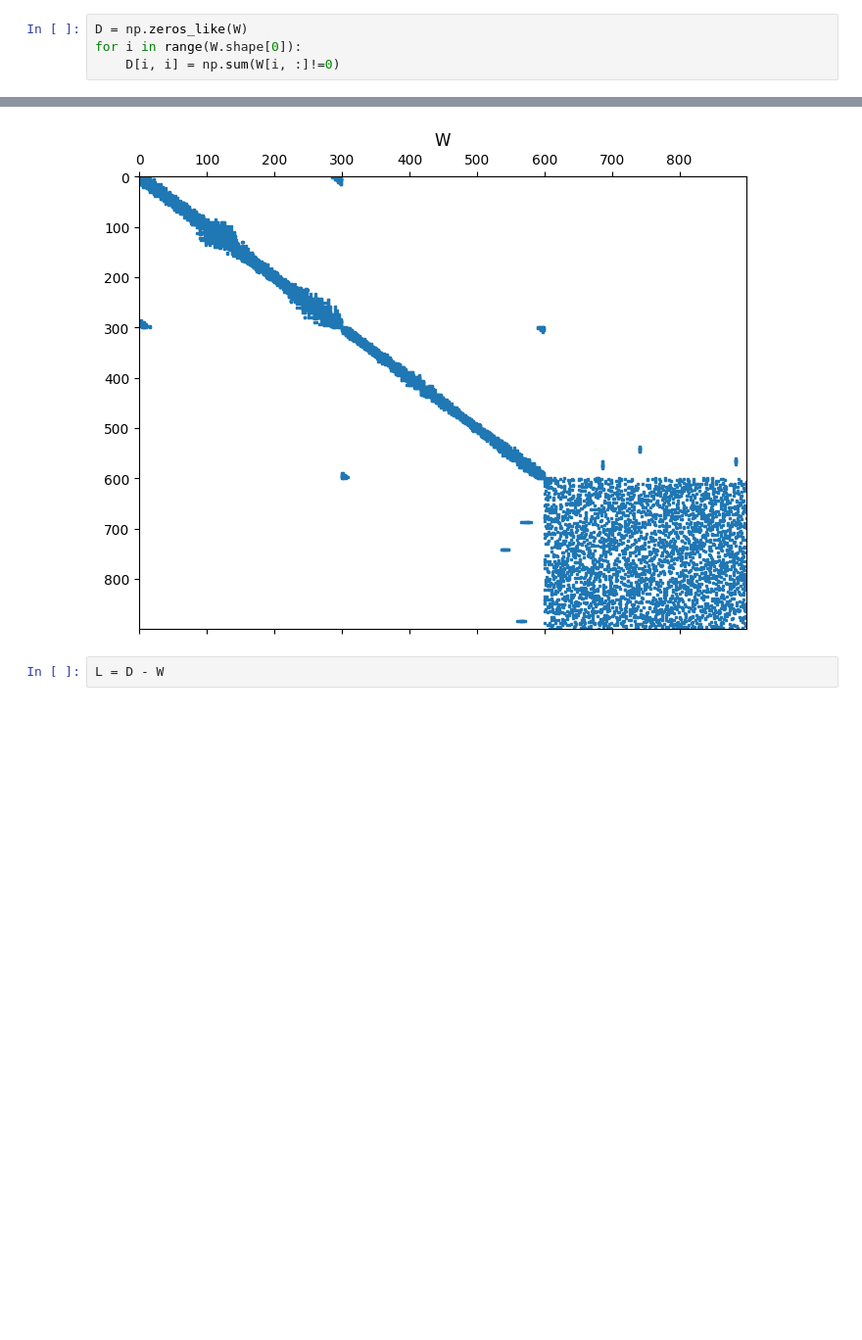
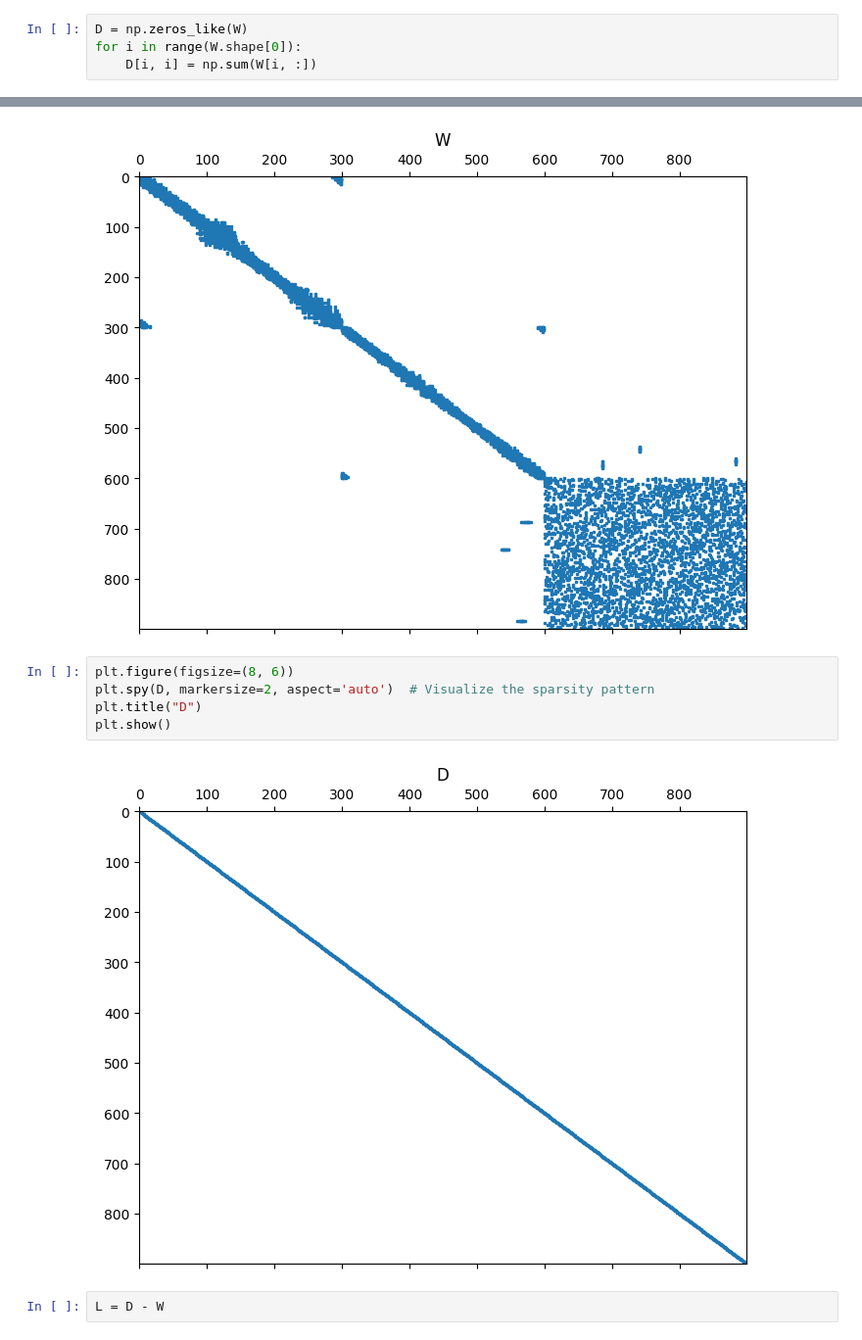
Before and after one commit to chiaramaretto/CA-Homework2, a Jupyter notebook: Maretto_Gosmar_HWSC.ipynb, the cells around one changed output, grey strips where cells are left out. Shown at 98% size. Saved outputs shown, nothing was run; the diff lists cells and outputs as text; blank space fills up the shorter version.

```diff
--- a/Maretto_Gosmar_HWSC.ipynb
+++ b/Maretto_Gosmar_HWSC.ipynb
@@ -75,7 +76,7 @@ Construct the degree matrix D and the Laplacian matrix L = D −W .
 # %%
 D = np.zeros_like(W)
 for i in range(W.shape[0]):
-    D[i, i] = np.sum(W[i, :]!=0)
+    D[i, i] = np.sum(W[i, :])
 # %%
 W = csr_matrix(W)
 D = csr_matrix(D)
@@ -86,5 +87,12 @@ plt.title("W")
 plt.show()
 # %% [output]
 [figure]
+# %%
+plt.figure(figsize=(8, 6))
+plt.spy(D, markersize=2, aspect='auto')  # Visualize the sparsity pattern
+plt.title("D")
+plt.show()
+# %% [output]
+[figure, added]
 # %%
 L = D - W
```
Also changed, not shown: parts of 22 cells of this notebook.
